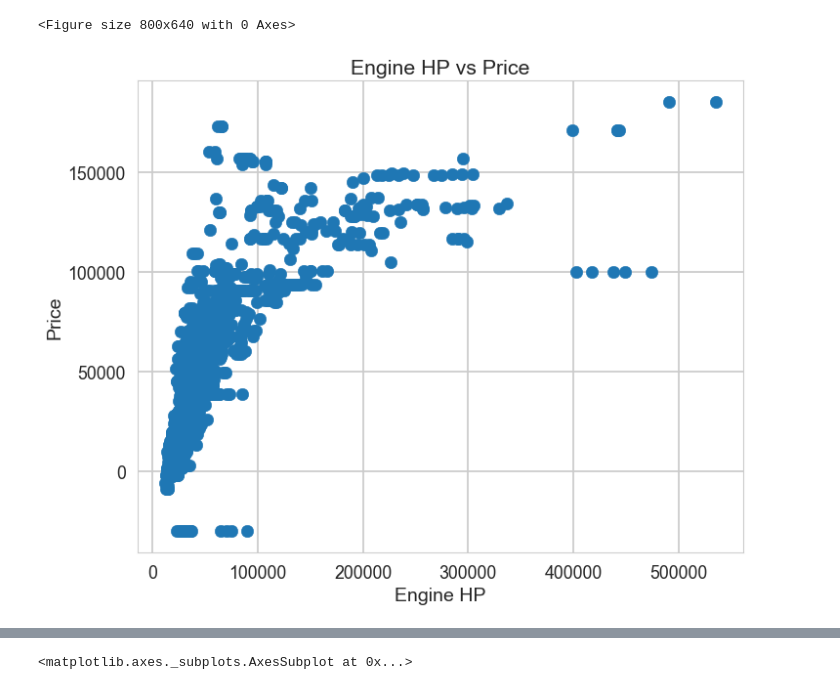
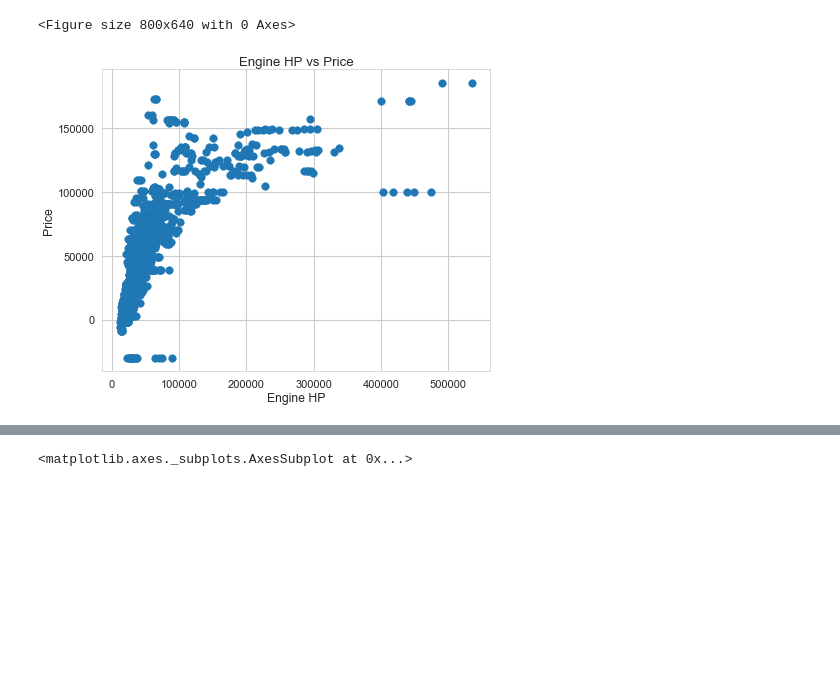
Before and after one commit to pujakb/ML, a Jupyter notebook: LR/LinearRegression.ipynb, the cells around one changed output, grey strips where cells are left out. Drawn from its saved outputs; the diff is of its cells as text; code cells hidden in the pictures; blank space fills up the shorter version.

```diff
--- a/LR/LinearRegression.ipynb
+++ b/LR/LinearRegression.ipynb
@@ -250,14 +237,12 @@ print(Y_pred)
 <Figure size 800x640 with 0 Axes>
 # %%
 from matplotlib.pyplot import figure
-
-figure(num=None, figsize=(10, 8), dpi=80, facecolor='w', edgecolor='k')
-
+figure(num=None, figsize=(10, 8), dpi=50, facecolor='w', edgecolor='k')
 plt.scatter(Y_test, Y_pred)
 plt.xlabel("Engine HP")
 plt.ylabel("Price")
 plt.title("Engine HP vs Price");
 # %% [output]
-[figure, old version]
+[figure, new version]
 # %%
 #Visualizing the training Test Results
```
Also changed, not shown: parts of 15 cells of this notebook.
